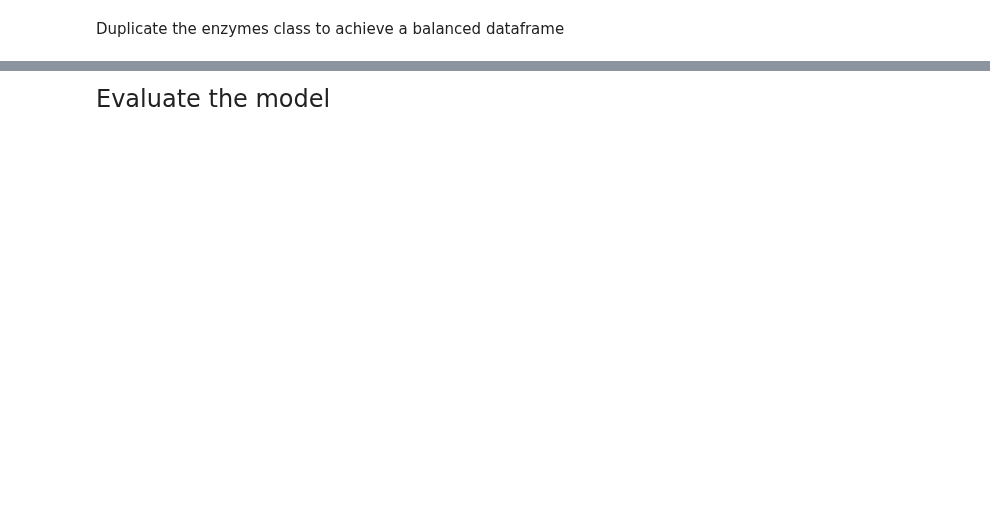
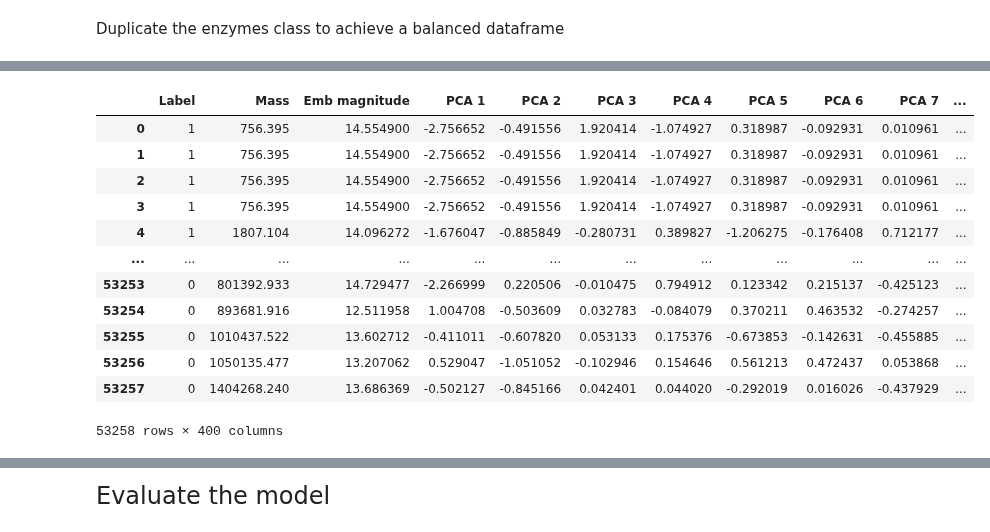
Before and after one commit to github4touchdouble/nnet-enzyme, a Jupyter notebook: random_forest/RandomForest_esm2.ipynb, the cells around one changed output, grey strips where cells are left out. Drawn from its saved outputs; the diff is of its cells as text; code cells hidden in the pictures; blank space fills up the shorter version.

```diff
--- a/random_forest/RandomForest_esm2.ipynb
+++ b/random_forest/RandomForest_esm2.ipynb
@@ -456,0 +401,16 @@ Name: Label, Length: 76318, dtype: int64
+# %%
+train_df_dup
+# %% [output]
+|  | Label | Mass | Emb magnitude | PCA 1 | PCA 2 | PCA 3 | PCA 4 | PCA 5 | PCA 6 | PCA 7 | ... |
+| 0 | 1 | 756.395 | 14.554900 | -2.756652 | -0.491556 | 1.920414 | -1.074927 | 0.318987 | -0.092931 | 0.010961 | ... |
+| 1 | 1 | 756.395 | 14.554900 | -2.756652 | -0.491556 | 1.920414 | -1.074927 | 0.318987 | -0.092931 | 0.010961 | ... |
+| 2 | 1 | 756.395 | 14.554900 | -2.756652 | -0.491556 | 1.920414 | -1.074927 | 0.318987 | -0.092931 | 0.010961 | ... |
+| 3 | 1 | 756.395 | 14.554900 | -2.756652 | -0.491556 | 1.920414 | -1.074927 | 0.318987 | -0.092931 | 0.010961 | ... |
+| 4 | 1 | 1807.104 | 14.096272 | -1.676047 | -0.885849 | -0.280731 | 0.389827 | -1.206275 | -0.176408 | 0.712177 | ... |
+| ... | ... | ... | ... | ... | ... | ... | ... | ... | ... | ... | ... |
+| 53253 | 0 | 801392.933 | 14.729477 | -2.266999 | 0.220506 | -0.010475 | 0.794912 | 0.123342 | 0.215137 | -0.425123 | ... |
+| 53254 | 0 | 893681.916 | 12.511958 | 1.004708 | -0.503609 | 0.032783 | -0.084079 | 0.370211 | 0.463532 | -0.274257 | ... |
+| 53255 | 0 | 1010437.522 | 13.602712 | -0.411011 | -0.607820 | 0.053133 | 0.175376 | -0.673853 | -0.142631 | -0.455885 | ... |
+| 53256 | 0 | 1050135.477 | 13.207062 | 0.529047 | -1.051052 | -0.102946 | 0.154646 | 0.561213 | 0.472437 | 0.053868 | ... |
+| 53257 | 0 | 1404268.240 | 13.686369 | -0.502127 | -0.845166 | 0.042401 | 0.044020 | -0.292019 | 0.016026 | -0.437929 | ... |
+53258 rows × 400 columns
```
Also changed, not shown: parts of 34 cells of this notebook.
